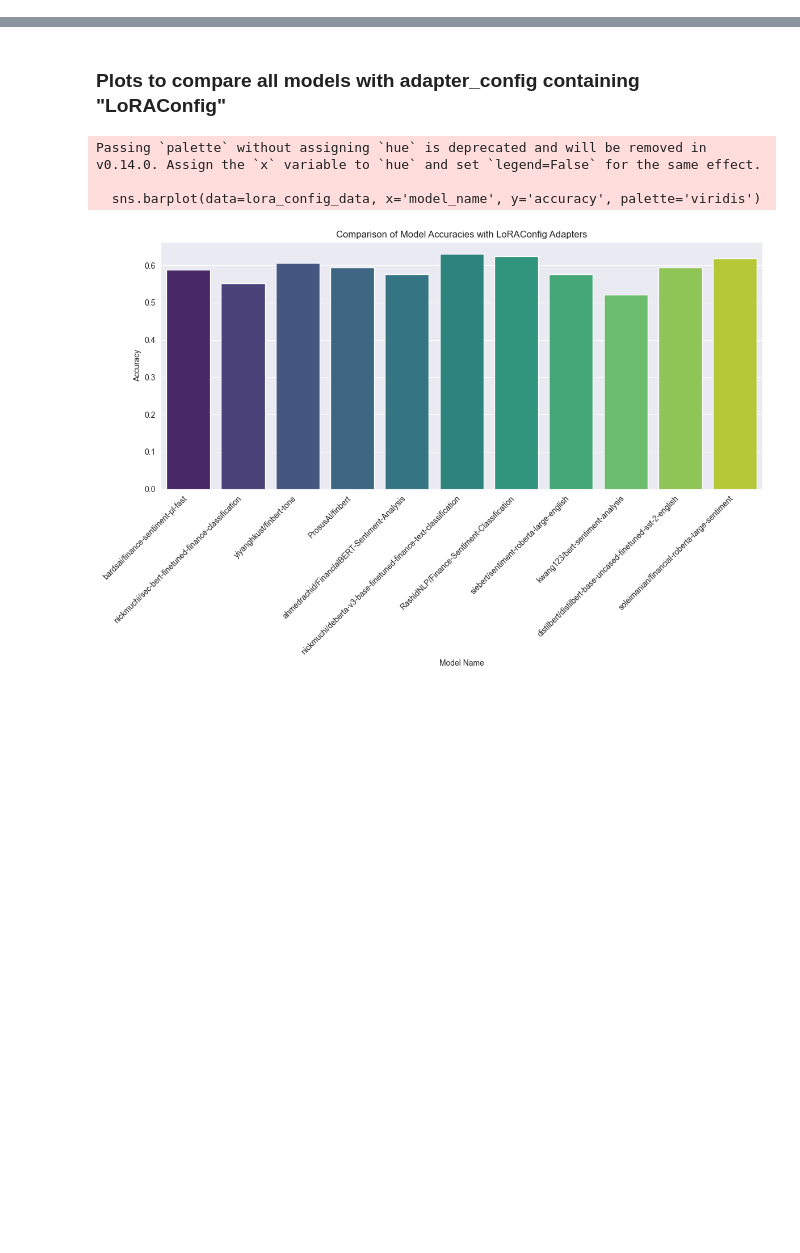
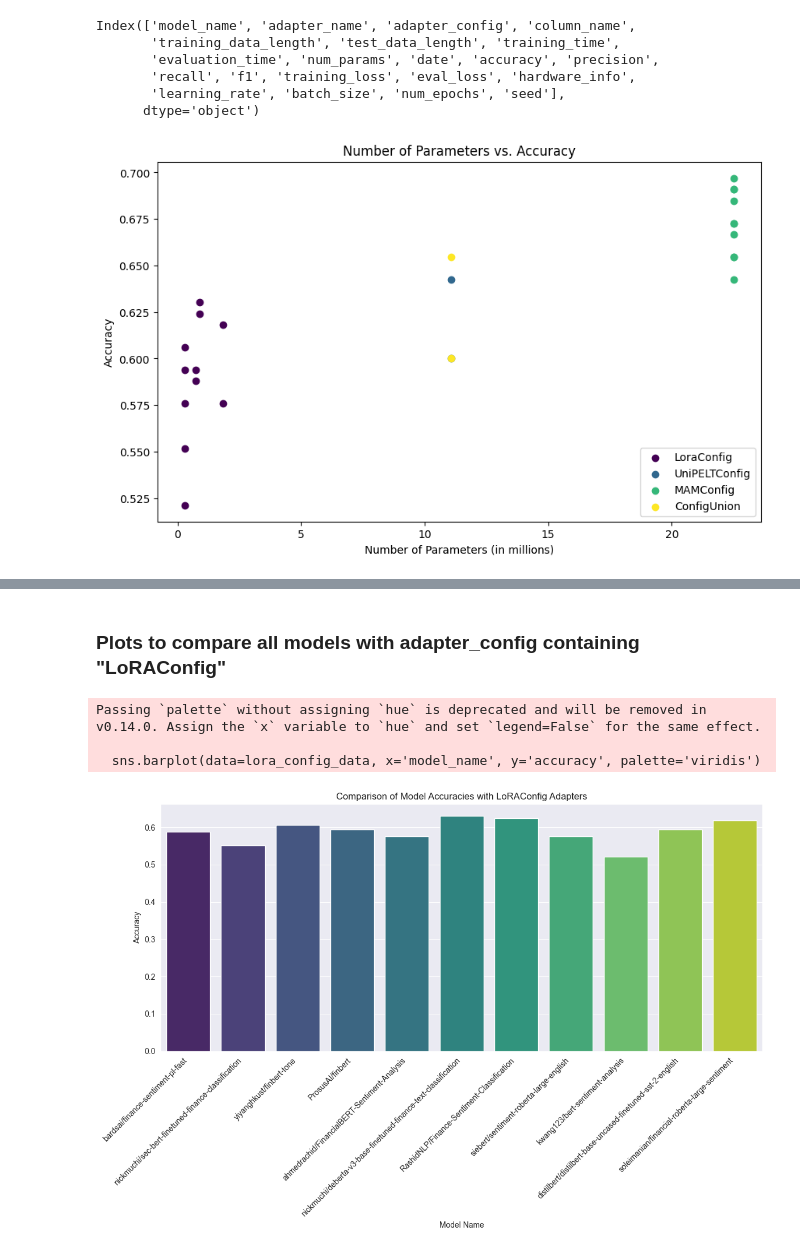
Before and after one commit to Hajuj/Applying-Enhanced-LLMs-to-Financial-Reports, a Jupyter notebook: 6. notebooks/model_analysis_plots.ipynb, the cells around one changed output, grey strips where cells are left out. Cells and saved outputs as stored; diff of their text form; code cells hidden in the pictures; blank space fills up the shorter version.

Commit message:
added pictures

```diff
--- a/6. notebooks/model_analysis_plots.ipynb
+++ b/6. notebooks/model_analysis_plots.ipynb
@@ -5,3 +5,13 @@ import seaborn as sns
 # %%
 # Load data
 data = pd.read_csv('../2. models/runtimes/training/training_info.csv')
+# %%
+scatter_data = data.copy()
+scatter_data.columns
+# %% [output]
+Index(['model_name', 'adapter_name', 'adapter_config', 'column_name',
+       'training_data_length', 'test_data_length', 'training_time',
+       'evaluation_time', 'num_params', 'date', 'accuracy', 'precision',
+       'recall', 'f1', 'training_loss', 'eval_loss', 'hardware_info',
+       'learning_rate', 'batch_size', 'num_epochs', 'seed'],
+      dtype='object')
@@ -7,0 +30,39 @@ data = pd.read_csv('../2. models/runtimes/training/training_info.csv')
+# %%
+# Convert 'num_params' to millions
+scatter_data['num_params'] = scatter_data['num_params'] / 1000000
+
+# Calculate IQR
+Q1 = scatter_data['num_params'].quantile(0.25)
+Q3 = scatter_data['num_params'].quantile(0.75)
+IQR = Q3 - Q1
+
+# Define bounds
+lower_bound = Q1 - 1.5 * IQR
+upper_bound = Q3 + 1.5 * IQR
+
+# Remove outliers
+filtered_data = scatter_data[(scatter_data['num_params'] >= lower_bound) & (scatter_data['num_params'] <= upper_bound)]
+# %%
+
+plt.figure(figsize=(10, 6))
+
+# Get unique model names
+adapter_config = filtered_data['adapter_config'].unique()
+
+# Create a color map
+cmap = plt.cm.get_cmap('viridis', len(adapter_config))
+
+# Plot each adapter separately
+for i, adapter in enumerate(adapter_config):
+    adapter_data = filtered_data[filtered_data['adapter_config'] == adapter]
+    plt.scatter(adapter_data['num_params'], adapter_data['accuracy'], color=cmap(i), label=adapter)
+
+plt.xlabel('Number of Parameters (in millions)')
+plt.ylabel('Accuracy')
+plt.title('Number of Parameters vs. Accuracy')
+plt.legend(loc='lower right')  # Place legend inside plot at the bottom right
+# Save the plot to a file
+plt.savefig('../5. report/pictures/number_params_vs_accuracy.png')
+plt.show()
+# %% [output]
+[figure, added]
```
Also changed, not shown: parts of 3 cells of this notebook, 5 other files.
